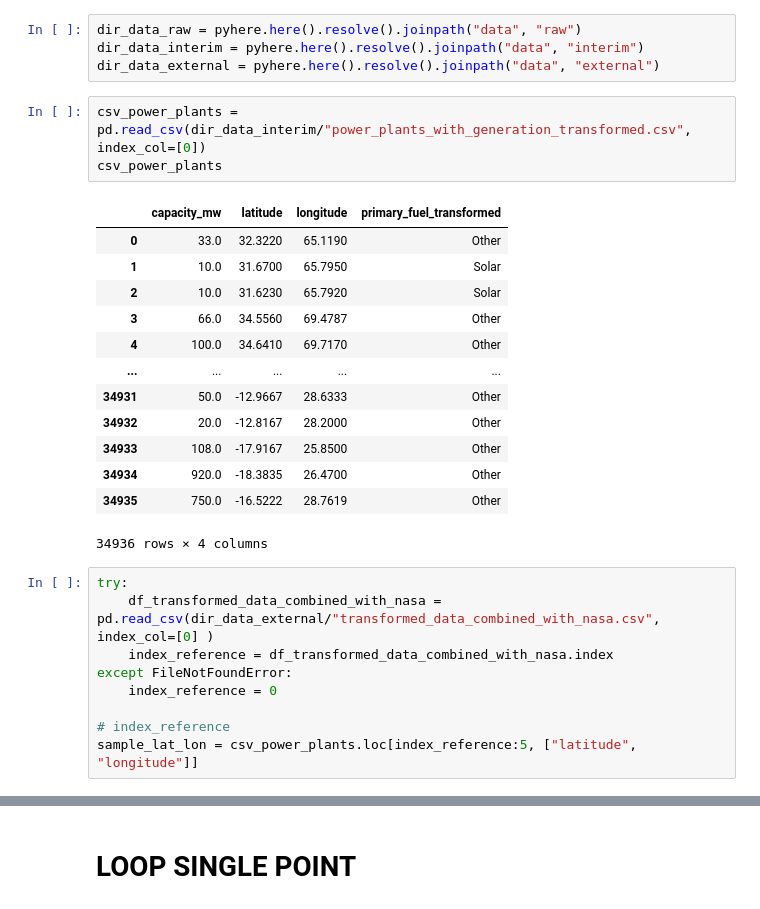
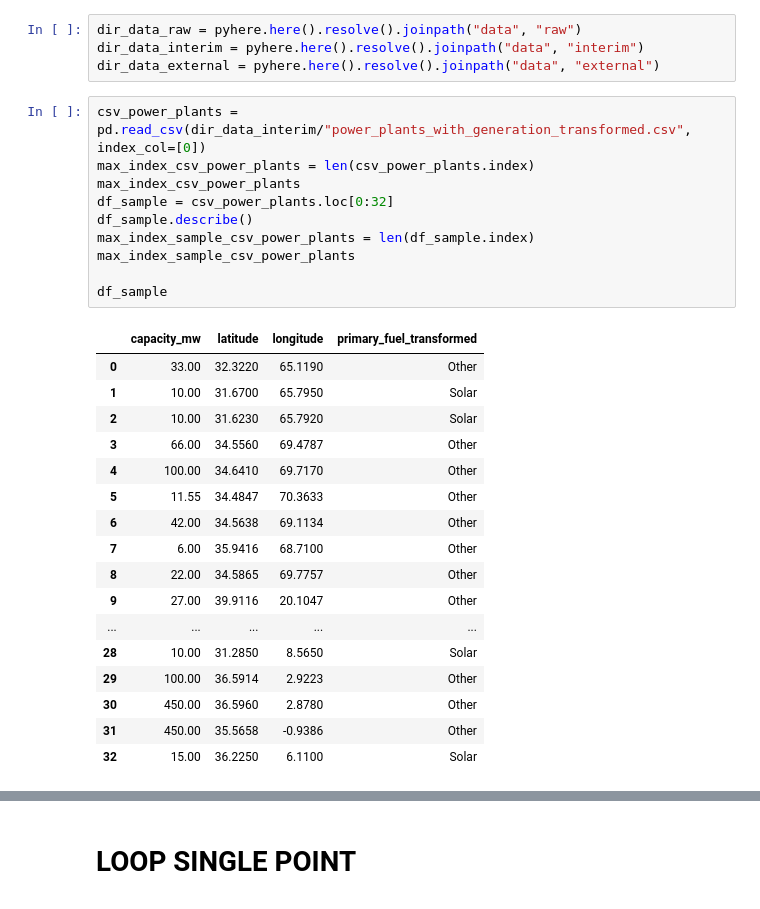
Before and after one commit to tomashbk/solar_wind_power_plants_prediction, a Jupyter notebook: notebooks/0.2-add-data-nasa-api.ipynb, the cells around one changed output, grey strips where cells are left out. Saved outputs shown, nothing was run; the diff lists cells and outputs as text.

```diff
--- a/notebooks/0.2-add-data-nasa-api.ipynb
+++ b/notebooks/0.2-add-data-nasa-api.ipynb
@@ -9,27 +9,29 @@ dir_data_interim = pyhere.here().resolve().joinpath("data", "interim")
 dir_data_external = pyhere.here().resolve().joinpath("data", "external")
 # %%
 csv_power_plants = pd.read_csv(dir_data_interim/"power_plants_with_generation_transformed.csv", index_col=[0])
-csv_power_plants
+max_index_csv_power_plants = len(csv_power_plants.index)
+max_index_csv_power_plants
+df_sample = csv_power_plants.loc[0:32]
+df_sample.describe()
+max_index_sample_csv_power_plants = len(df_sample.index)
+max_index_sample_csv_power_plants
+
+df_sample
 # %% [output]
 |  | capacity_mw | latitude | longitude | primary_fuel_transformed |
-| 0 | 33.0 | 32.3220 | 65.1190 | Other |
-| 1 | 10.0 | 31.6700 | 65.7950 | Solar |
-| 2 | 10.0 | 31.6230 | 65.7920 | Solar |
-| 3 | 66.0 | 34.5560 | 69.4787 | Other |
-| 4 | 100.0 | 34.6410 | 69.7170 | Other |
+| 0 | 33.00 | 32.3220 | 65.1190 | Other |
+| 1 | 10.00 | 31.6700 | 65.7950 | Solar |
+| 2 | 10.00 | 31.6230 | 65.7920 | Solar |
+| 3 | 66.00 | 34.5560 | 69.4787 | Other |
+| 4 | 100.00 | 34.6410 | 69.7170 | Other |
+| 5 | 11.55 | 34.4847 | 70.3633 | Other |
+| 6 | 42.00 | 34.5638 | 69.1134 | Other |
+| 7 | 6.00 | 35.9416 | 68.7100 | Other |
+| 8 | 22.00 | 34.5865 | 69.7757 | Other |
+| 9 | 27.00 | 39.9116 | 20.1047 | Other |
 | ... | ... | ... | ... | ... |
-| 34931 | 50.0 | -12.9667 | 28.6333 | Other |
-| 34932 | 20.0 | -12.8167 | 28.2000 | Other |
-| 34933 | 108.0 | -17.9167 | 25.8500 | Other |
-| 34934 | 920.0 | -18.3835 | 26.4700 | Other |
-| 34935 | 750.0 | -16.5222 | 28.7619 | Other |
+| 28 | 10.00 | 31.2850 | 8.5650 | Solar |
+| 29 | 100.00 | 36.5914 | 2.9223 | Other |
+| 30 | 450.00 | 36.5960 | 2.8780 | Other |
+| 31 | 450.00 | 35.5658 | -0.9386 | Other |
+| 32 | 15.00 | 36.2250 | 6.1100 | Solar |
-34936 rows × 4 columns
-# %%
-try:
-    df_transformed_data_combined_with_nasa = pd.read_csv(dir_data_external/"transformed_data_combined_with_nasa.csv", index_col=[0] )
-    index_reference = df_transformed_data_combined_with_nasa.index
-except FileNotFoundError:
-    index_reference = 0
-
-# index_reference
-sample_lat_lon = csv_power_plants.loc[index_reference:5, ["latitude", "longitude"]]
```
Also changed, not shown: parts of 3 cells of this notebook.
